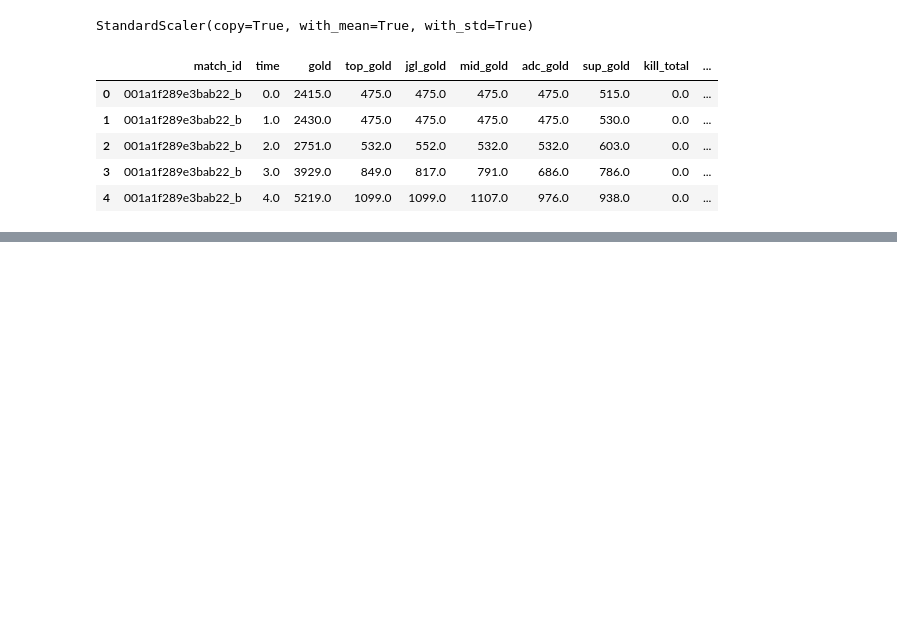
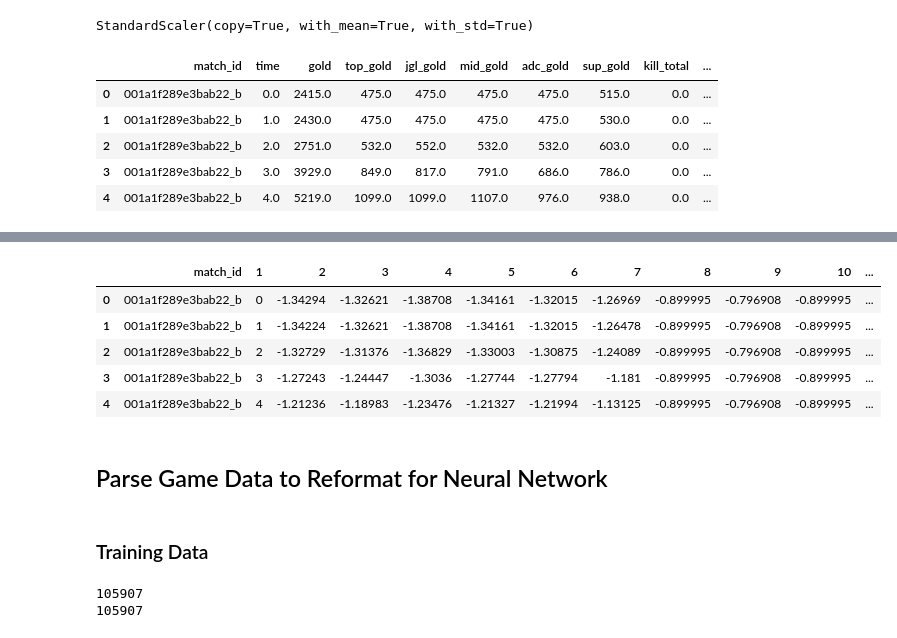
Before and after one commit to MPhillips55/Capstone_Project_2_League_of_Legends, a Jupyter notebook: Machine_Learning/data_formatting_for_neural_network.ipynb, the cells around one changed output, grey strips where cells are left out. Cells and saved outputs as stored; diff of their text form; code cells hidden in the pictures; blank space fills up the shorter version.

Commit message:
Neural Network working

```diff
--- a/Machine_Learning/data_formatting_for_neural_network.ipynb
+++ b/Machine_Learning/data_formatting_for_neural_network.ipynb
@@ -208,0 +111,4 @@ ValueError: Found array with dim 3. Estimator expected <= 2.
+# %%
+X = sdf1.loc[:,sdf1.columns != 'result'].values
+y = sdf1.loc[:,sdf1.columns == 'result'].values
+groups = sdf1['match_id']
@@ -208,0 +157,14 @@ ValueError: Found array with dim 3. Estimator expected <= 2.
+# %%
+test_df = pd.merge(xtest, ytest, left_index=True, right_index=True)
+# %%
+test_df.rename(columns={'0_y':'result','0_x':'match_id'},inplace=True)
+test_df.head()
+# %% [output]
+|  | match_id | 1 | 2 | 3 | 4 | 5 | 6 | 7 | 8 | 9 | 10 | ... |
+| 0 | 001a1f289e3bab22_b | 0 | -1.34294 | -1.32621 | -1.38708 | -1.34161 | -1.32015 | -1.26969 | -0.899995 | -0.796908 | -0.899995 | ... |
+| 1 | 001a1f289e3bab22_b | 1 | -1.34224 | -1.32621 | -1.38708 | -1.34161 | -1.32015 | -1.26478 | -0.899995 | -0.796908 | -0.899995 | ... |
+| 2 | 001a1f289e3bab22_b | 2 | -1.32729 | -1.31376 | -1.36829 | -1.33003 | -1.30875 | -1.24089 | -0.899995 | -0.796908 | -0.899995 | ... |
+| 3 | 001a1f289e3bab22_b | 3 | -1.27243 | -1.24447 | -1.3036 | -1.27744 | -1.27794 | -1.181 | -0.899995 | -0.796908 | -0.899995 | ... |
+| 4 | 001a1f289e3bab22_b | 4 | -1.21236 | -1.18983 | -1.23476 | -1.21327 | -1.21994 | -1.13125 | -0.899995 | -0.796908 | -0.899995 | ... |
+# %% [markdown]
+## Parse Game Data to Reformat for Neural Network
@@ -208,0 +197,2 @@ ValueError: Found array with dim 3. Estimator expected <= 2.
+# %% [markdown]
+### Training Data
@@ -208,0 +206,6 @@ ValueError: Found array with dim 3. Estimator expected <= 2.
+# %%
+print(len(df_list))
+print(len(result_list))
+# %% [output]
+105907
+105907
```
Also changed, not shown: parts of 48 cells of this notebook, 1 other file.
